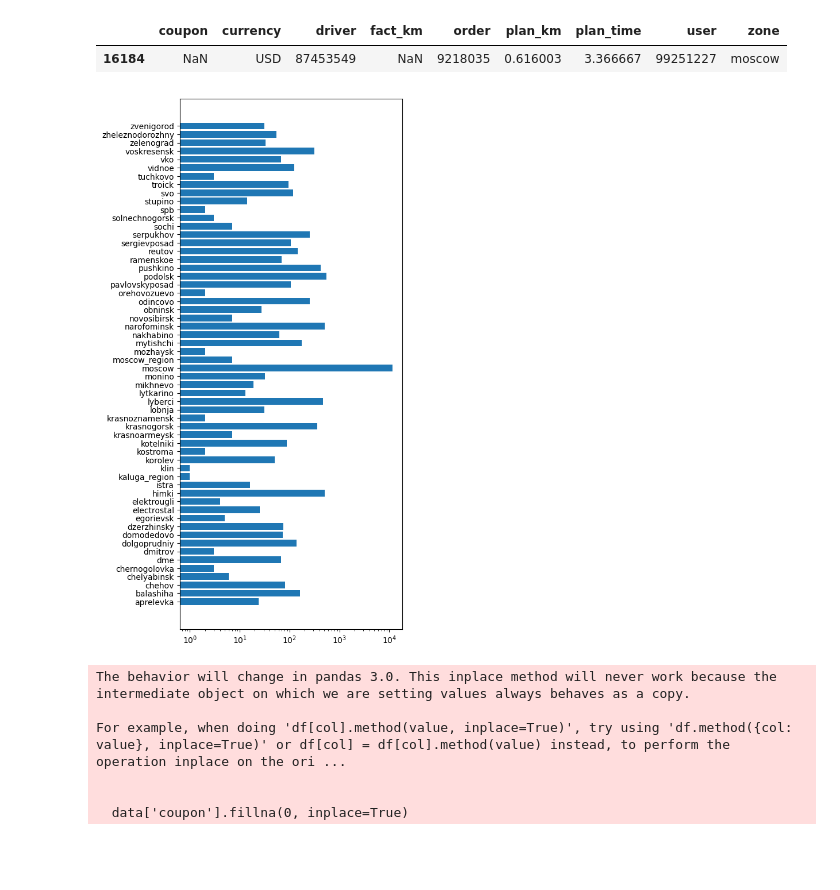
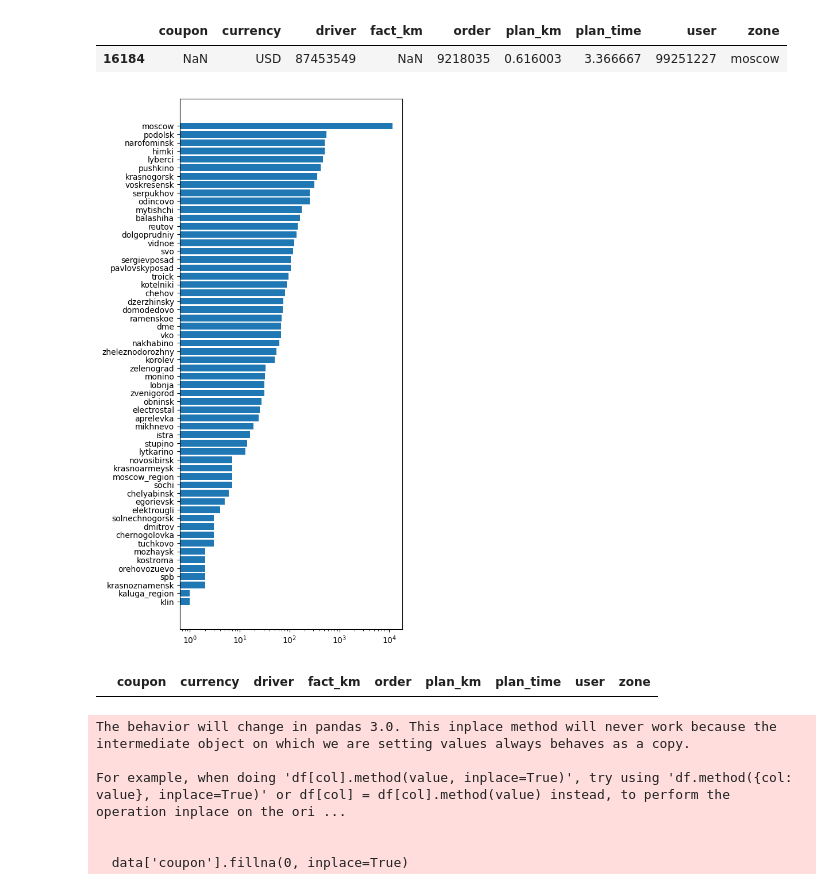
Before and after one commit to giezz/science-sw, a Jupyter notebook: lab1/task3.ipynb, the cells around one changed output. Saved outputs shown, nothing was run; the diff lists cells and outputs as text; code cells hidden in the pictures; blank space fills up the shorter version.

```diff
--- a/lab1/task3.ipynb
+++ b/lab1/task3.ipynb
@@ -40,17 +40,21 @@ data.query('currency == "USD"')
 |  | coupon | currency | driver | fact_km | order | plan_km | plan_time | user | zone |
 | 16184 | NaN | USD | 87453549 | NaN | 9218035 | 0.616003 | 3.366667 | 99251227 | moscow |
 # %%
-# podoz
+# подоззрительный 1)
 zones = data.groupby('zone')['user'].count().reset_index()
 zones.columns = ['zone', 'count']
-zones
+zones.sort_values(by='count', inplace=True)
 plt.figure(figsize=(5,12))
-plt.barh(zones['zone'], zones['count'])
+plt.barh(zones['zone'], zones['count'] , )
 plt.xscale('log')
 plt.xticks()
 plt.show()
 # %% [output]
-[figure, old version]
+[figure, new version]
+# %%
+data[data['zone'] == 'chel']
+# %% [output]
+|  | coupon | currency | driver | fact_km | order | plan_km | plan_time | user | zone |
 # %%
 data['coupon'].fillna(0, inplace=True)
 # %% [output]
```
Also changed, not shown: parts of 7 cells of this notebook, 6 other files.
